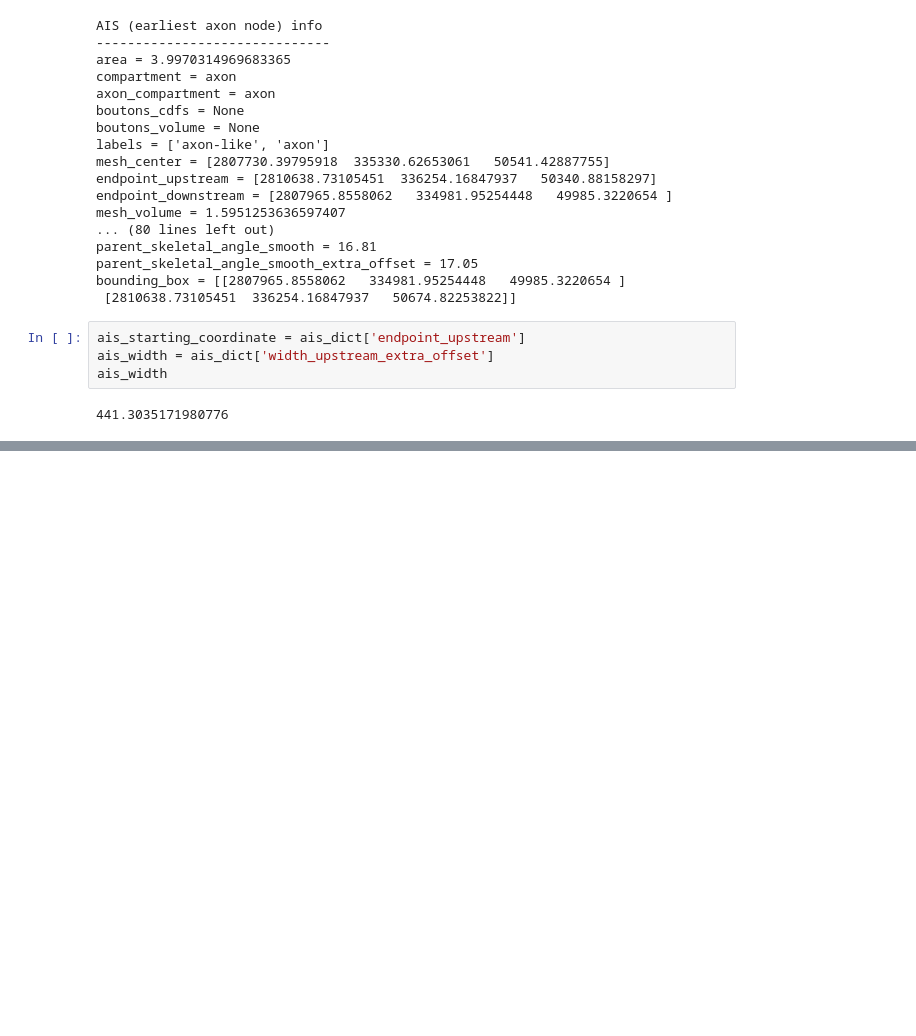
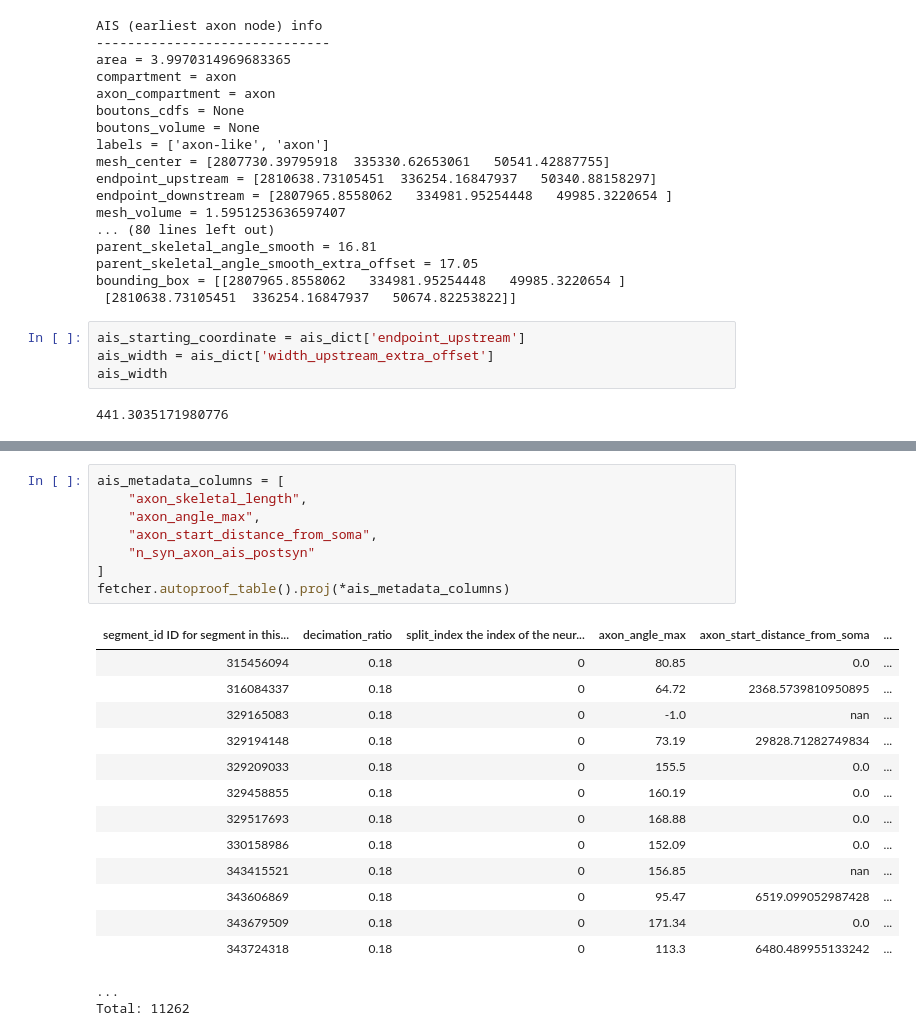
Before and after one commit to akshitapanigrahi/connects_neuvue, a Jupyter notebook: Applications/Datajoint_Metadata_Query/h01_ais_query.ipynb, the cells around one changed output, grey strips where cells are left out. Drawn from its saved outputs; the diff is of its cells as text; blank space fills up the shorter version.

Commit message:
ais metadata shown in tutorial

```diff
--- a/Applications/Datajoint_Metadata_Query/h01_ais_query.ipynb
+++ b/Applications/Datajoint_Metadata_Query/h01_ais_query.ipynb
@@ -131,0 +154,24 @@ ais_width
+# %%
+ais_metadata_columns = [
+    "axon_skeletal_length",
+    "axon_angle_max",
+    "axon_start_distance_from_soma",
+    "n_syn_axon_ais_postsyn"
+]
+fetcher.autoproof_table().proj(*ais_metadata_columns)
+# %% [output]
+| segment_id ID for segment in this... | decimation_ratio | split_index the index of the neur... | axon_angle_max | axon_start_distance_from_soma | ... |
+| 315456094 | 0.18 | 0 | 80.85 | 0.0 | ... |
+| 316084337 | 0.18 | 0 | 64.72 | 2368.5739810950895 | ... |
+| 329165083 | 0.18 | 0 | -1.0 | nan | ... |
+| 329194148 | 0.18 | 0 | 73.19 | 29828.71282749834 | ... |
+| 329209033 | 0.18 | 0 | 155.5 | 0.0 | ... |
+| 329458855 | 0.18 | 0 | 160.19 | 0.0 | ... |
+| 329517693 | 0.18 | 0 | 168.88 | 0.0 | ... |
+| 330158986 | 0.18 | 0 | 152.09 | 0.0 | ... |
+| 343415521 | 0.18 | 0 | 156.85 | nan | ... |
+| 343606869 | 0.18 | 0 | 95.47 | 6519.099052987428 | ... |
+| 343679509 | 0.18 | 0 | 171.34 | 0.0 | ... |
+| 343724318 | 0.18 | 0 | 113.3 | 6480.489955133242 | ... |
+...
+Total: 11262
```
Also changed, not shown: parts of 2 cells of this notebook.
